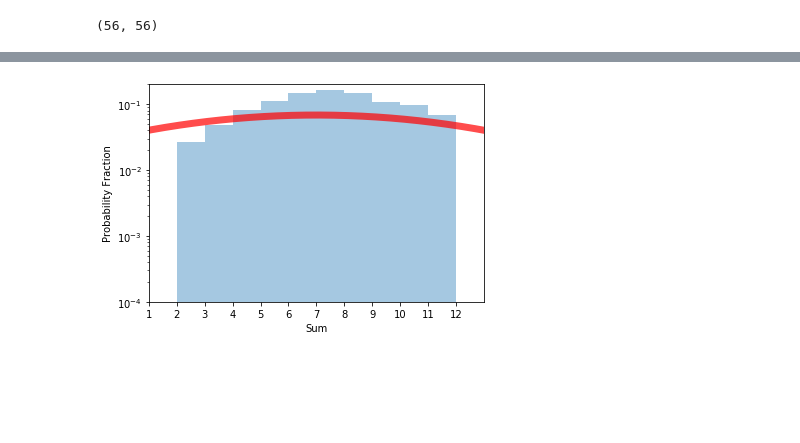
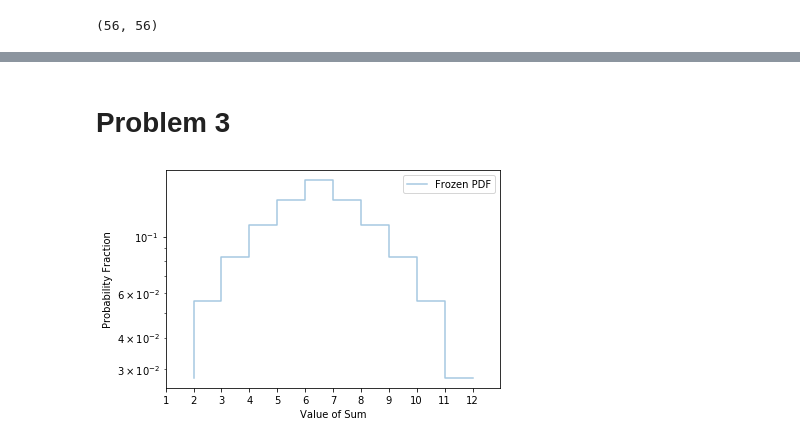
Before and after one commit to jbc1216/434-Portfolio, a Jupyter notebook: FinchCarr_HW02.ipynb, the cells around one changed output, grey strips where cells are left out. Cells and saved outputs as stored; diff of their text form; code cells hidden in the pictures; blank space fills up the shorter version.

Commit message:
Finished HW2 but should check for clarity before pull request

```diff
--- a/FinchCarr_HW02.ipynb
+++ b/FinchCarr_HW02.ipynb
@@ -156,0 +99,9 @@ weight=(1/36, 2/36, 3/36, 4/36, 5/36, 6/36, 5/36, 4/36, 3/36, 2/36, 1/36)
+# %%
+# Let's create an array of probabilities for the 6 outcomes of a die, and create 2 since there are 2 dice to sum
+# dicePA can stand for probability of Die A, so on and so forth for infinite dice if we wanted them
+dicePA = [1/6, 1/6, 1/6, 1/6, 1/6, 1/6]
+dicePB = [1/6, 1/6, 1/6, 1/6, 1/6, 1/6]
+
+# Now I can convolve the probabilities of the two dice rolls to get a probability distribution of their sums
+DiceSumP = np.convolve(dicePA, dicePB, mode='full')
+DiceSumP
@@ -157,37 +144,20 @@ weight=(1/36, 2/36, 3/36, 4/36, 5/36, 6/36, 5/36, 4/36, 3/36, 2/36, 1/36)
+# %% [markdown]
+# Problem 3
 # %%
 fig, ax = plt.subplots(1,1)
 plt.yscale('log')
-
-#Number of rolls should be high to normalize our sum
-rolls = 1000
-
-#lets make an automatic dice roll for-loop using the 'stats.randint' function
-#Remember from earlier that the function does not include the upper bound
-Roll2 = []
-for i in range(rolls):
-    result = stats.randint(1,7).rvs(2).sum()
-    Roll2.append(result)
-
-mu2 = 7
-std2 = 5.83
-
-# Create our x-axis we can plot a one-die pdf on
-y = np.linspace(stats.norm.ppf(0.001, loc=mu2, scale=std2),
-                stats.norm.ppf(0.999, loc=mu2, scale=std2), num=rolls)
-
-# Plot Distribution against input x values
-ax.plot(y, stats.norm.pdf(y, scale=std2, loc=mu2), 'r-', lw=7,
-        alpha=0.7, label='Normal PDF')
+DiceSumP = np.convolve(dicePA, dicePB, mode='full')
+# Create our x-axis we can plot the step function of a 2-dice sum pdf on
+dice2 = np.array([2, 3, 4, 5, 6, 7, 8, 9, 10, 11, 12])
 
 # Let's plot a histogram of those 10000 hypothetical dice rolls
 # and compare it to the normal distribution
-ax.hist(Roll2, bins=np.arange(0,13,1), density=True, histtype = 'stepfilled',
-        alpha=0.4, label='Frozen PDF')
-plt.xlabel('Sum')
+ax.step(dice2, DiceSumP, alpha=0.4, label='Frozen PDF')
+plt.xlabel('Value of Sum')
 plt.xlim(1,13,1)
-plt.ylim(0.0001, 0.20)
 plt.ylabel('Probability Fraction')
 plt.xticks(np.arange(1,13,1))
+plt.legend(loc='best')
 plt.show()
 # %% [output]
-[figure, old version]
+[figure, new version]
```
Also changed, not shown: parts of 17 cells of this notebook.
